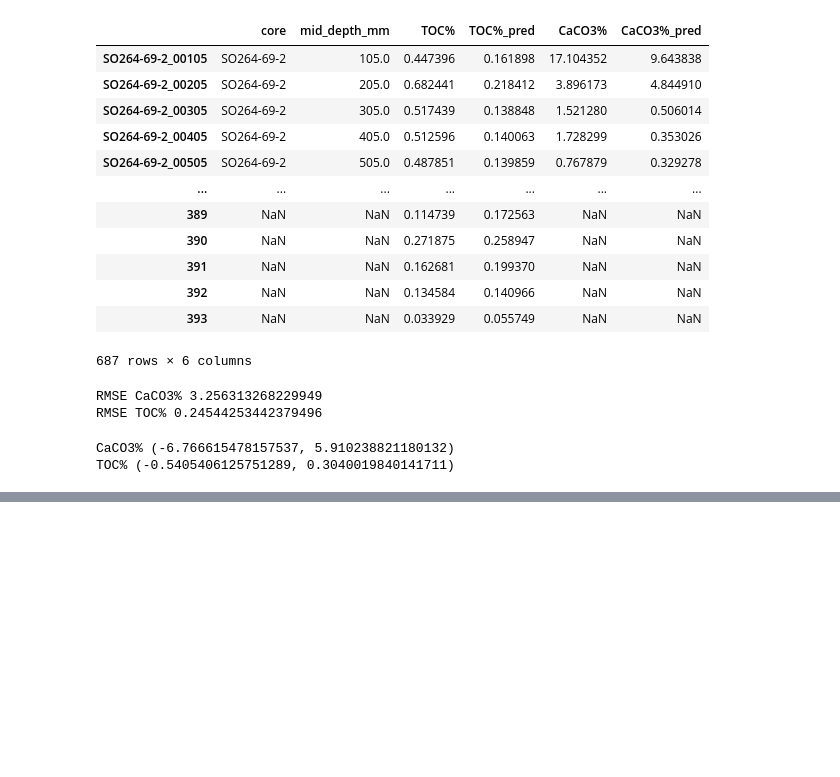
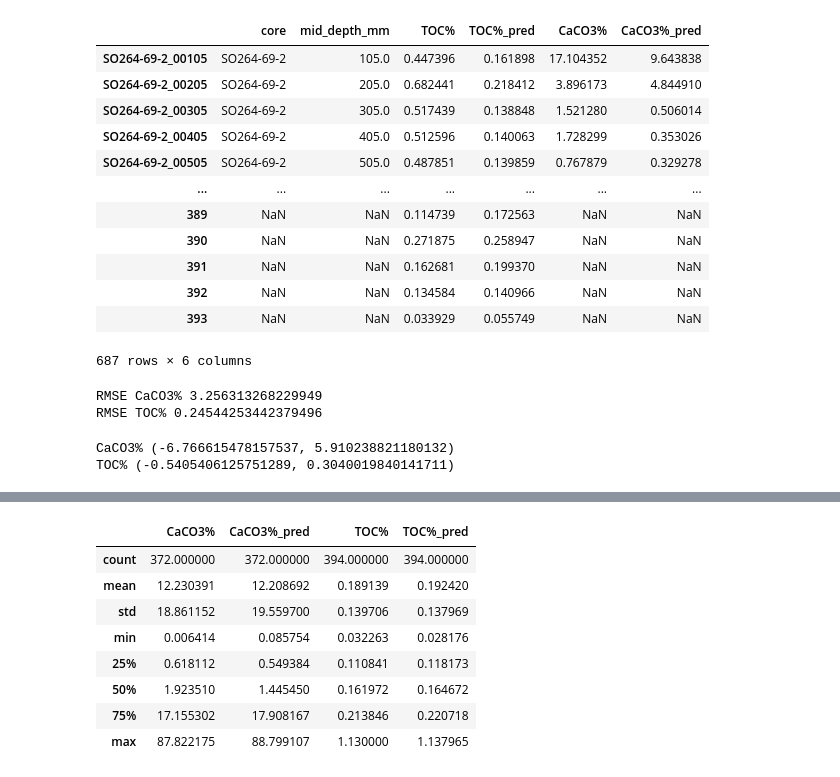
Before and after one commit to dispink/CaCO3_NWP, a Jupyter notebook: build_models_11.ipynb, the cells around one changed output, grey strips where cells are left out. Cells and saved outputs as stored; diff of their text form; code cells hidden in the pictures; blank space fills up the shorter version.

```diff
--- a/build_models_11.ipynb
+++ b/build_models_11.ipynb
@@ -488,0 +544,12 @@ TOC% (-0.5405406125751289, 0.3040019840141711)
+# %%
+y_df.describe()
+# %% [output]
+|  | CaCO3% | CaCO3%_pred | TOC% | TOC%_pred |
+| count | 372.000000 | 372.000000 | 394.000000 | 394.000000 |
+| mean | 12.230391 | 12.208692 | 0.189139 | 0.192420 |
+| std | 18.861152 | 19.559700 | 0.139706 | 0.137969 |
+| min | 0.006414 | 0.085754 | 0.032263 | 0.028176 |
+| 25% | 0.618112 | 0.549384 | 0.110841 | 0.118173 |
+| 50% | 1.923510 | 1.445450 | 0.161972 | 0.164672 |
+| 75% | 17.155302 | 17.908167 | 0.213846 | 0.220718 |
+| max | 87.822175 | 88.799107 | 1.130000 | 1.137965 |
```
Also changed, not shown: parts of 7 cells of this notebook.
